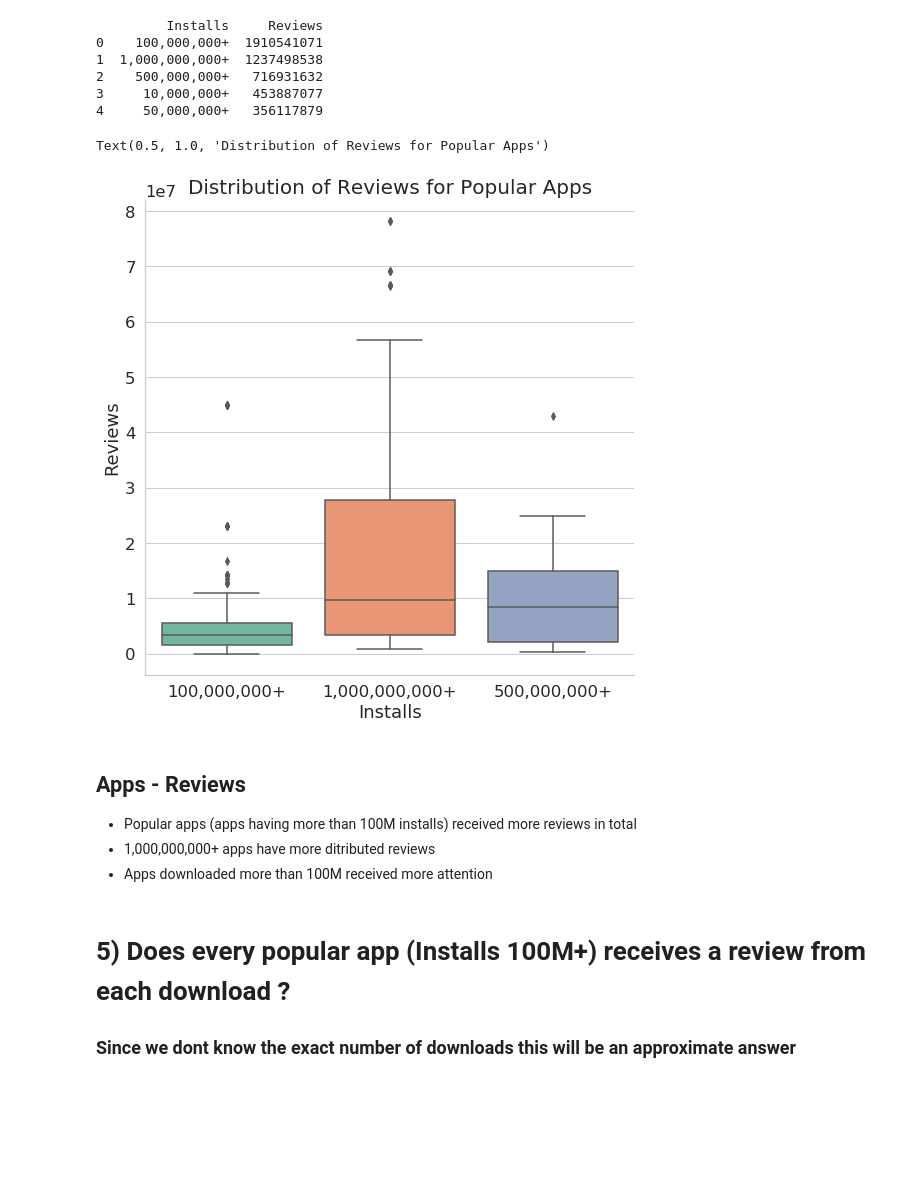
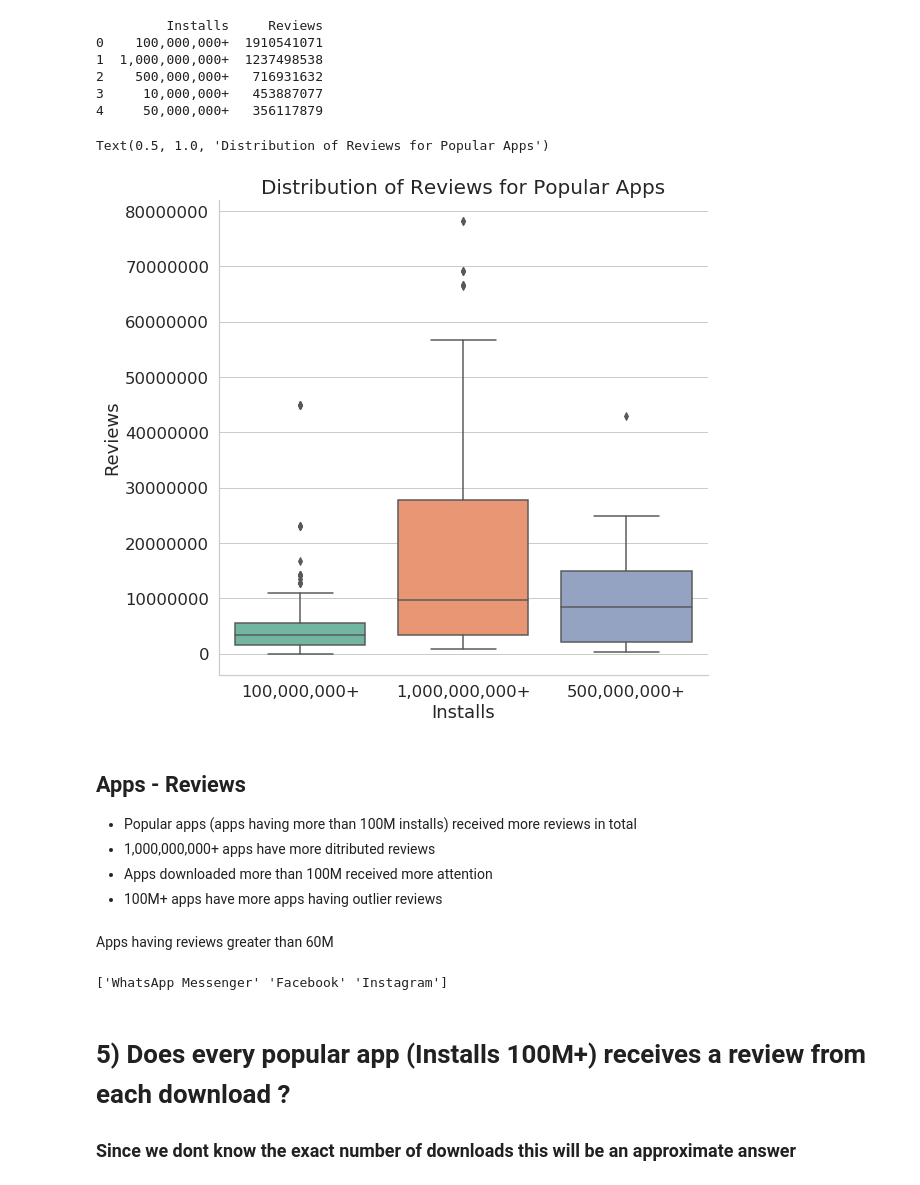
Before and after one commit to cereniyim/Customer-Segmentation-Unsupervised-ML-Model, a Jupyter notebook: Exploratory-Data-Analysis/exploratory-data-analysis-on-google-play-store.ipynb, the cells around one changed output. Saved outputs shown, nothing was run; the diff lists cells and outputs as text; code cells hidden in the pictures; blank space fills up the shorter version.

```diff
--- a/Exploratory-Data-Analysis/exploratory-data-analysis-on-google-play-store.ipynb
+++ b/Exploratory-Data-Analysis/exploratory-data-analysis-on-google-play-store.ipynb
@@ -219,20 +231,29 @@ print(sorted_total_reviews.head(5))
 # %%
 #look at the distribution of the reviews per top-review install category
 #since this a distribution per categorical data boxplot will be plotted
 g = sns.catplot(x="Installs",
                 y="Reviews",
                 data=df[(df.Installs == "1,000,000,000+") | (df.Installs == "500,000,000+") |
                         (df.Installs == "100,000,000+")],
                 kind="box", height = 8 ,palette = "Set2")
+plt.ticklabel_format(style='plain', axis='y')
+#g.set_yticklabels(["0","10M", "20M", "30M", "40M", "50M", "60M", "70M", "80M"])
 plt.title("Distribution of Reviews for Popular Apps", size=20)
 # %% [output]
 Text(0.5, 1.0, 'Distribution of Reviews for Popular Apps')
-[figure, old version]
+[figure, new version]
 # %% [markdown]
 ## Apps - Reviews
 * Popular apps (apps having more than 100M installs) received more reviews in total
 * 1,000,000,000+ apps have more ditributed reviews
 * Apps downloaded more than 100M received more attention
+* 100M+ apps have more apps having outlier reviews
+# %% [markdown]
+Apps having reviews greater than 60M
+# %%
+print(df.App[df.Reviews>60000000].unique())
+# %% [output]
+['WhatsApp Messenger' 'Facebook' 'Instagram']
 # %% [markdown]
 # 5)  Does every popular app (Installs 100M+) receives a review from each download ?
 ### Since we dont know the exact number of downloads this will be an approximate answer
```
Also changed, not shown: parts of 3 cells of this notebook.
